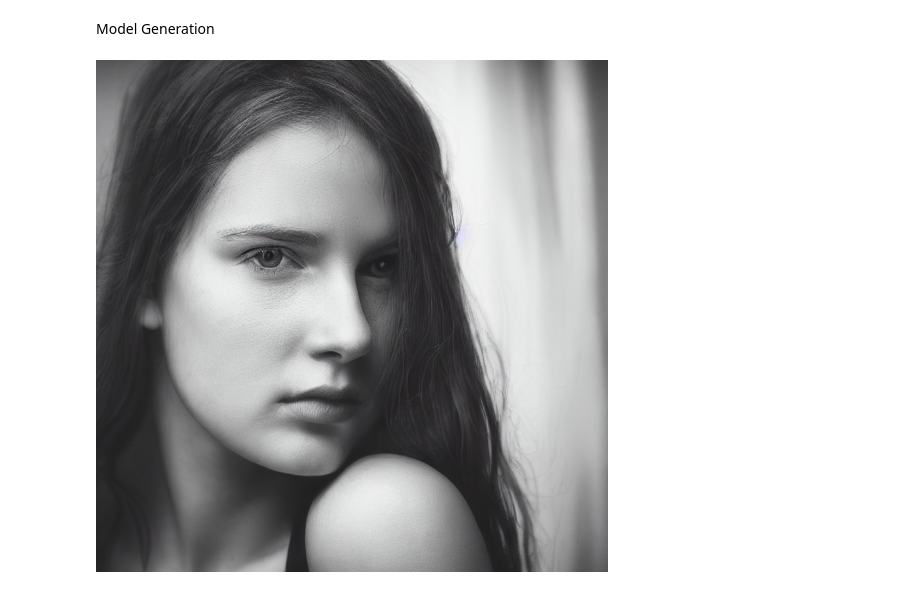
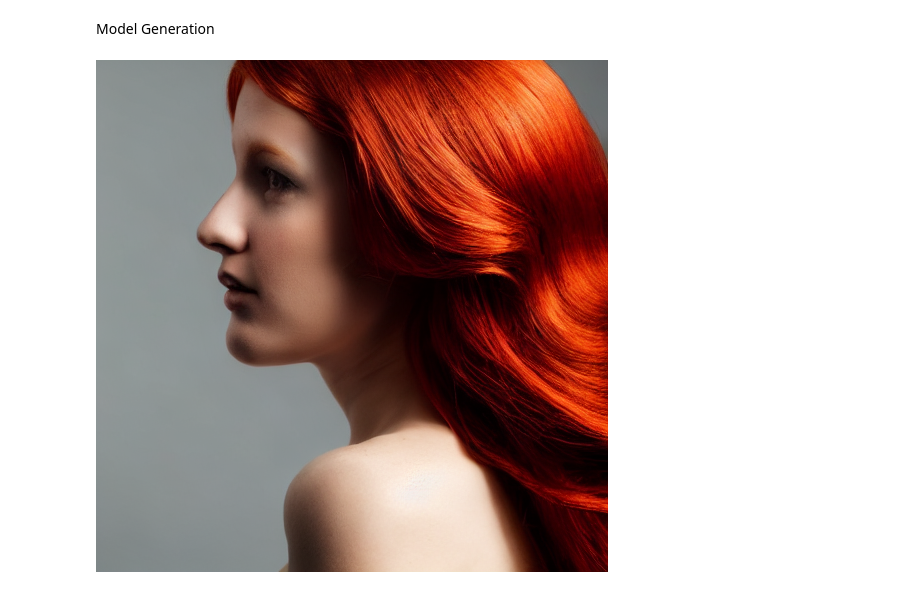
Before and after one commit to hlin863/Image-Generation, a Jupyter notebook: image_frame_gen.ipynb, the cells around one changed output. Saved outputs shown, nothing was run; the diff lists cells and outputs as text; code cells hidden in the pictures.

Commit message:
New Image Experimentations - 1

```diff
--- a/image_frame_gen.ipynb
+++ b/image_frame_gen.ipynb
@@ -45,6 +48,6 @@ def generate_image_from_prompt(prompt):
     display(Image(output_path))
 # %%
 # Example usage
-generate_image_from_prompt("A realistic portrait of a young beautiful woman with natural light")
+generate_image_from_prompt("A realistic portrait of a young beautiful real life red hair woman with natural light")
 # %% [output]
-[figure, old version]
+[figure, new version]
```
Also changed, not shown: parts of 3 cells of this notebook.
